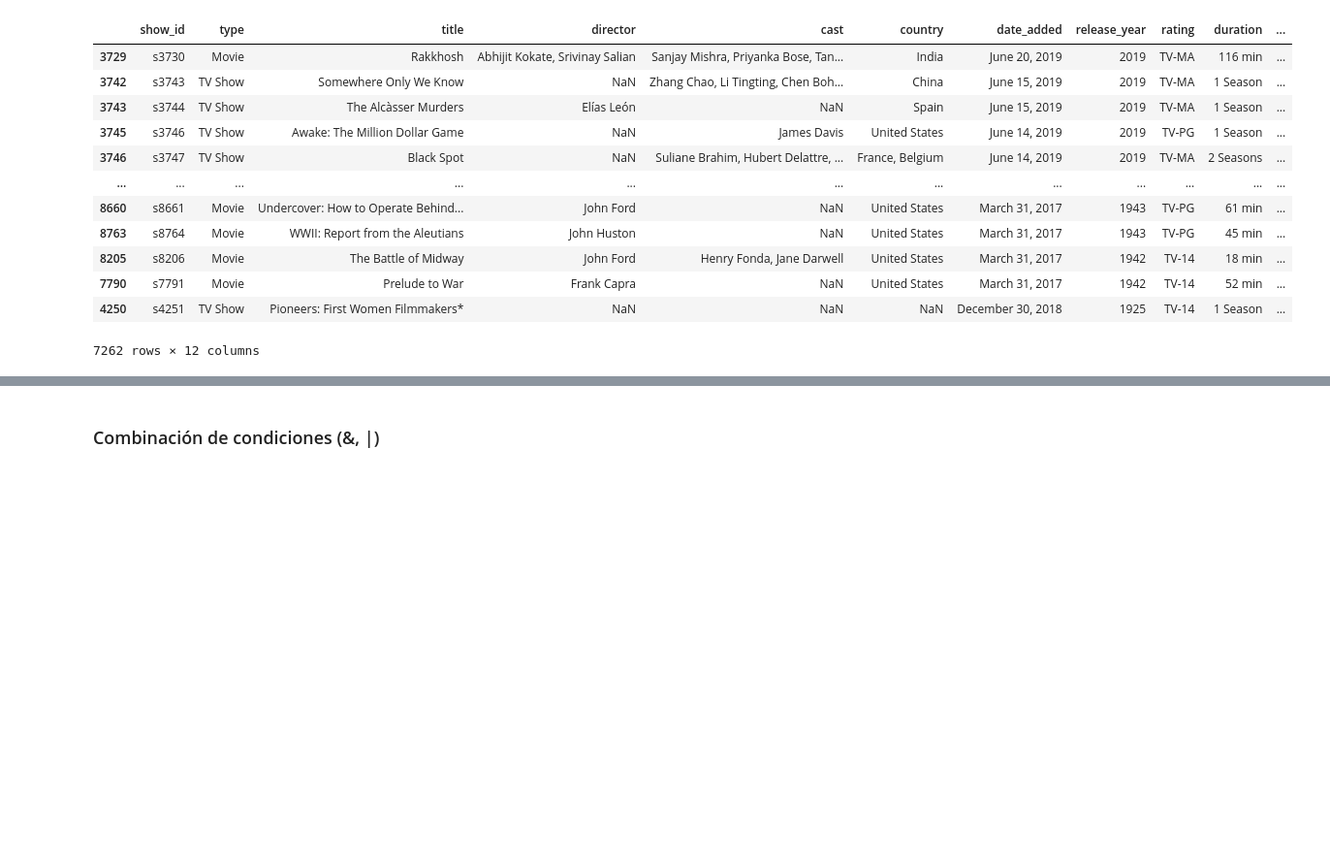
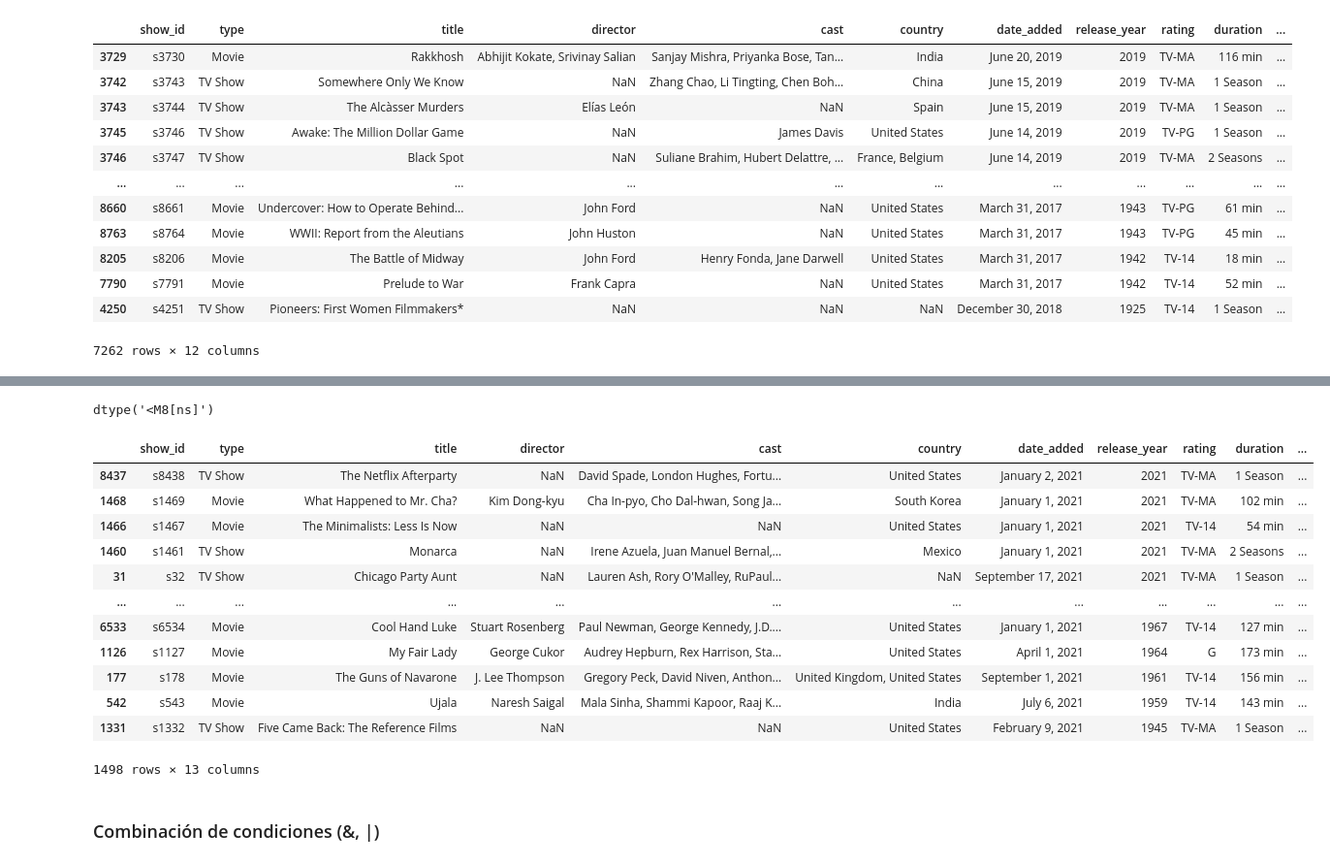
Before and after one commit to GermanStanzione/TT-2C2025-Data-Analitycs-Notebooks, a Jupyter notebook: Clase_6/Mia/Clase_06_NB1.ipynb, the cells around one changed output, grey strips where cells are left out. Shown at 97% size. Saved outputs shown, nothing was run; the diff lists cells and outputs as text; code cells hidden in the pictures; blank space fills up the shorter version.

```diff
--- a/Clase_6/Mia/Clase_06_NB1.ipynb
+++ b/Clase_6/Mia/Clase_06_NB1.ipynb
@@ -239,3 +261,25 @@ df["date_added_dt"] = pd.to_datetime(df["date_added"].str.strip())
+# %%
+# Validamos el nuevo dtype
+df["date_added_dt"].dtypes
+# %% [output]
+dtype('<M8[ns]')
+# %%
+# Ejecutamos nuevamente la consulta
+df[df["date_added_dt"].dt.year>2020].sort_values(by="release_year", ascending=False)
+# %% [output]
+|  | show_id | type | title | director | cast | country | date_added | release_year | rating | duration | ... |
+| 8437 | s8438 | TV Show | The Netflix Afterparty | NaN | David Spade, London Hughes, Fortu... | United States | January 2, 2021 | 2021 | TV-MA | 1 Season | ... |
+| 1468 | s1469 | Movie | What Happened to Mr. Cha? | Kim Dong-kyu | Cha In-pyo, Cho Dal-hwan, Song Ja... | South Korea | January 1, 2021 | 2021 | TV-MA | 102 min | ... |
+| 1466 | s1467 | Movie | The Minimalists: Less Is Now | NaN | NaN | United States | January 1, 2021 | 2021 | TV-14 | 54 min | ... |
+| 1460 | s1461 | TV Show | Monarca | NaN | Irene Azuela, Juan Manuel Bernal,... | Mexico | January 1, 2021 | 2021 | TV-MA | 2 Seasons | ... |
+| 31 | s32 | TV Show | Chicago Party Aunt | NaN | Lauren Ash, Rory O'Malley, RuPaul... | NaN | September 17, 2021 | 2021 | TV-MA | 1 Season | ... |
+| ... | ... | ... | ... | ... | ... | ... | ... | ... | ... | ... | ... |
+| 6533 | s6534 | Movie | Cool Hand Luke | Stuart Rosenberg | Paul Newman, George Kennedy, J.D.... | United States | January 1, 2021 | 1967 | TV-14 | 127 min | ... |
+| 1126 | s1127 | Movie | My Fair Lady | George Cukor | Audrey Hepburn, Rex Harrison, Sta... | United States | April 1, 2021 | 1964 | G | 173 min | ... |
+| 177 | s178 | Movie | The Guns of Navarone | J. Lee Thompson | Gregory Peck, David Niven, Anthon... | United Kingdom, United States | September 1, 2021 | 1961 | TV-14 | 156 min | ... |
+| 542 | s543 | Movie | Ujala | Naresh Saigal | Mala Sinha, Shammi Kapoor, Raaj K... | India | July 6, 2021 | 1959 | TV-14 | 143 min | ... |
+| 1331 | s1332 | TV Show | Five Came Back: The Reference Films | NaN | NaN | United States | February 9, 2021 | 1945 | TV-MA | 1 Season | ... |
+1498 rows × 13 columns
 # %% [markdown]
 ### Combinación de condiciones (&, |)
 # %%
```
Also changed, not shown: parts of 1 cell of this notebook.
